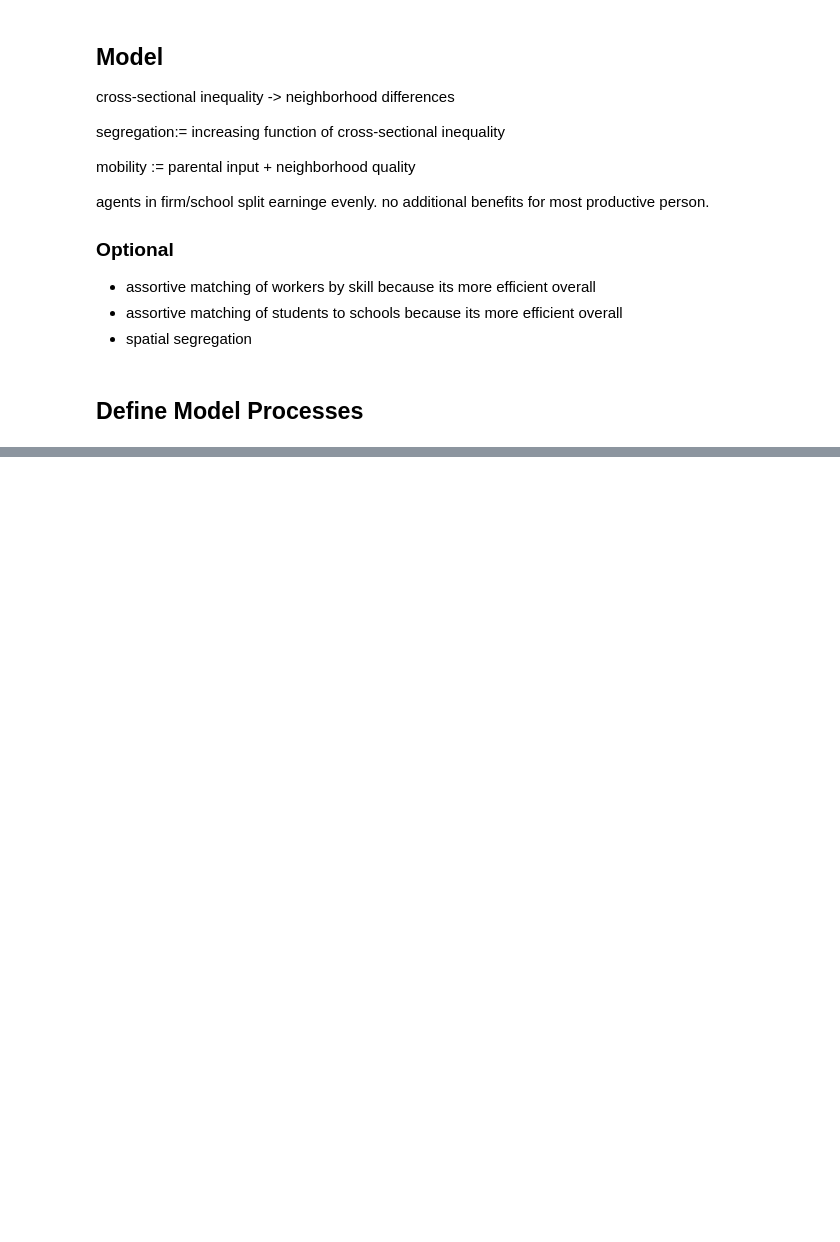
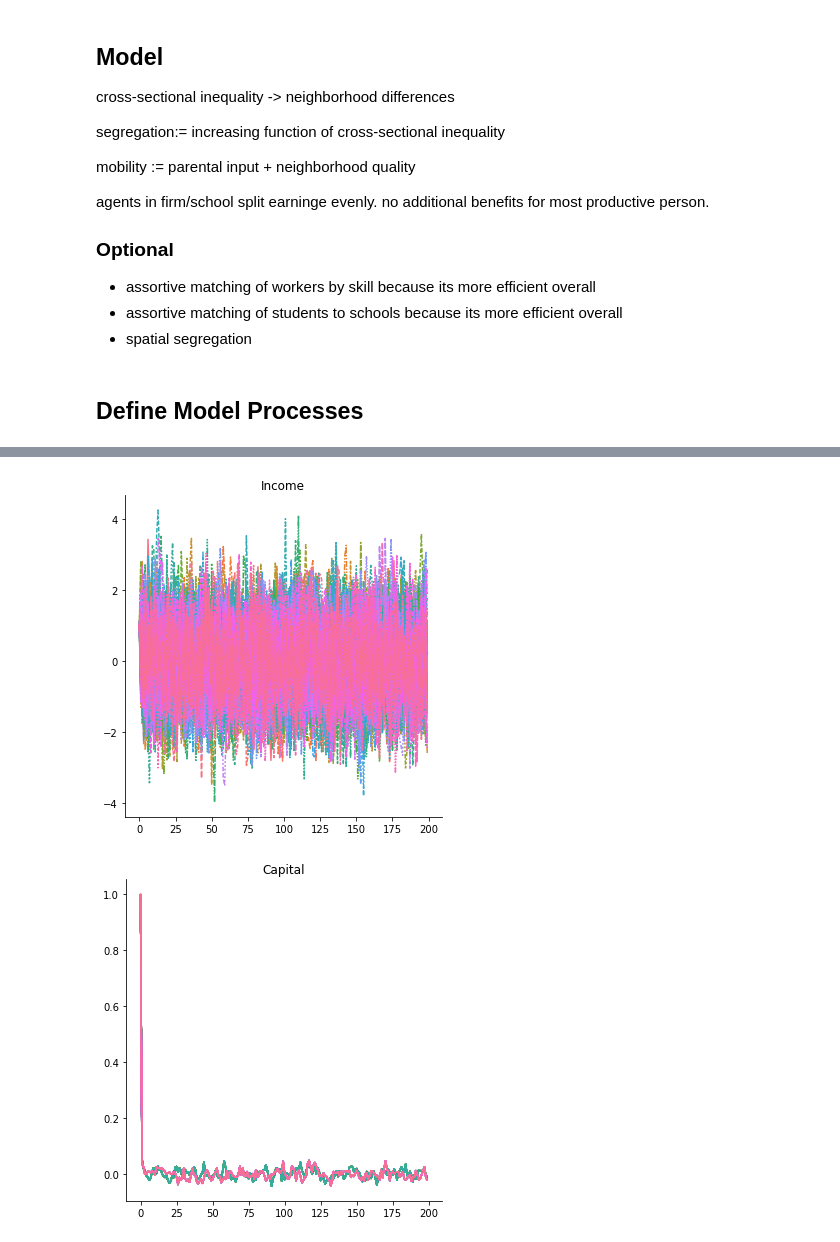
Before and after one commit to eric-mc2/MobilitySim, a Jupyter notebook: Inter-Generational Mobility.ipynb, the cells around one changed output, grey strips where cells are left out. Saved outputs shown, nothing was run; the diff lists cells and outputs as text; code cells hidden in the pictures; blank space fills up the shorter version.

Commit message:
facilitate multiple monte carlo and parameter value trials

```diff
--- a/Inter-Generational Mobility.ipynb
+++ b/Inter-Generational Mobility.ipynb
@@ -59,3 +59,11 @@ import seaborn as sns
 from sim import Sim
 # %% [markdown]
 ## Define Model Processes
+# %%
+sim = Sim()
+sim.set('INCOME_MOBILITY_COEF',.5)
+sim.set('TAX_RATE', .1)
+%time res = sim.run(1, keep_trials=True)
+res.income.trial_data[0].plot()
+res.human_capital.trial_data[0].plot()
+# %% [output]
@@ -62,2 +72,4 @@ from sim import Sim
+[figure, added]
+[figure, added]
 # %%
 sim = Sim()
```
Also changed, not shown: parts of 3 cells of this notebook, 1 other file.
